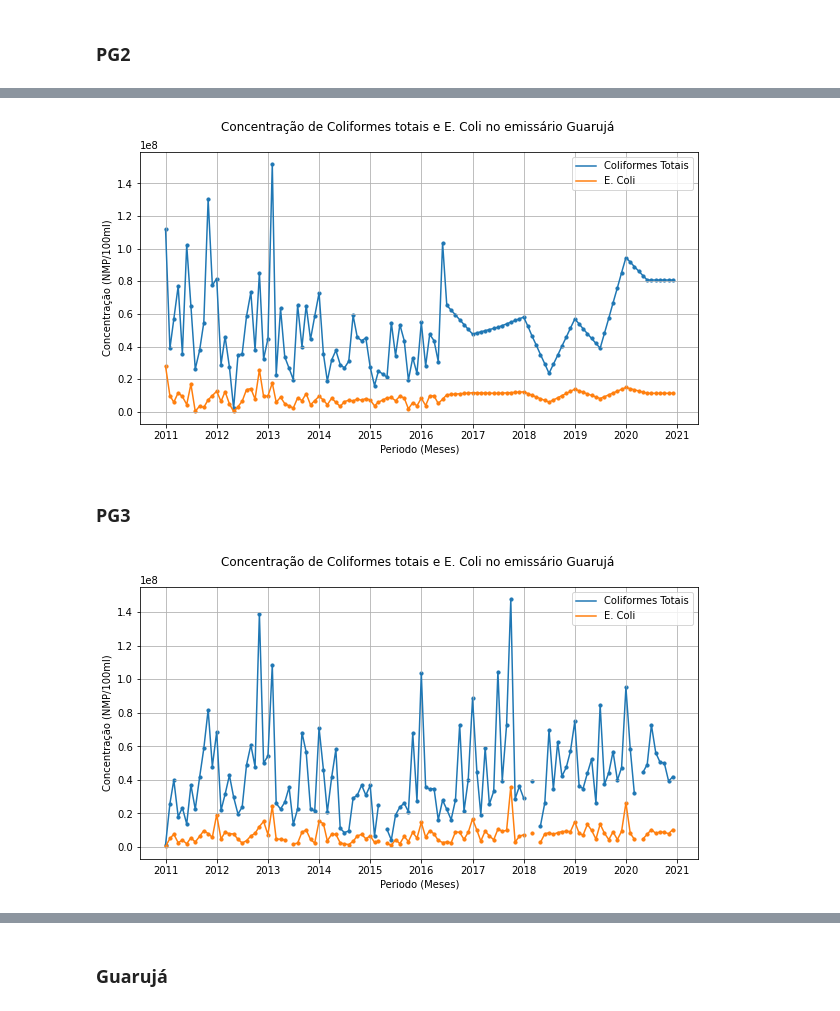
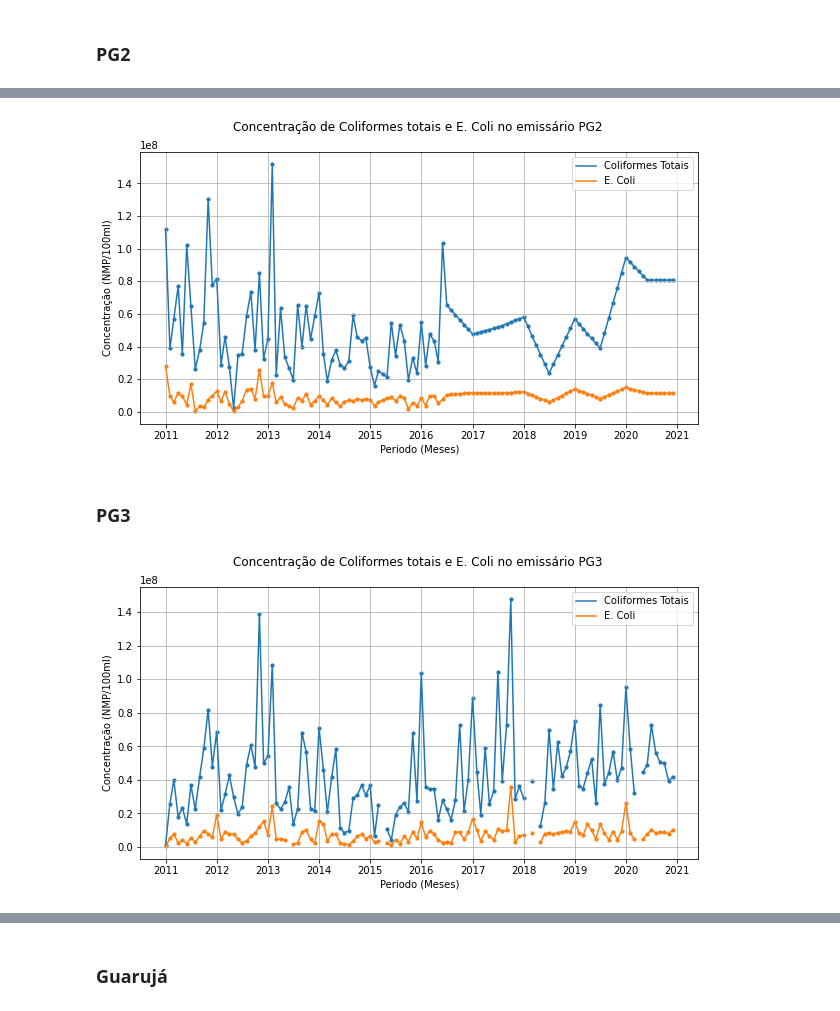
Before and after one commit to CostaNathan/doctorate, a Jupyter notebook: emissarios_dados.ipynb, the cells around one changed output, grey strips where cells are left out. Drawn from its saved outputs; the diff is of its cells as text; code cells hidden in the pictures.

```diff
--- a/emissarios_dados.ipynb
+++ b/emissarios_dados.ipynb
@@ -494,18 +1145,18 @@ plt.grid()
 # %%
 # Plot with data interpolation (linear)
 
 plt.figure(figsize = (10,5))
 plt.plot(ct_ecoli_interpolate.index, ct_ecoli_interpolate.xs('Coliformes_Totais',level = 'Parâmetro', axis = 1)['PG2'], label = 'Coliformes Totais')
 plt.plot(ct_ecoli_interpolate.index, ct_ecoli_interpolate.xs('E_Coli',level = 'Parâmetro', axis = 1)['PG2'], label = 'E. Coli')
 plt.scatter(ct_ecoli_interpolate.index, ct_ecoli_interpolate.xs('Coliformes_Totais',level = 'Parâmetro', axis = 1)['PG2'],s = 10 )
 plt.scatter(ct_ecoli_interpolate.index, ct_ecoli_interpolate.xs('E_Coli',level = 'Parâmetro', axis = 1)['PG2'],s = 10 )
 plt.xlabel('Periodo (Meses)')
 plt.ylabel('Concentração (NMP/100ml)')
-plt.title('Concentração de Coliformes totais e E. Coli no emissário Guarujá \n')
+plt.title('Concentração de Coliformes totais e E. Coli no emissário PG2 \n')
 plt.legend(loc='best')
 plt.grid()
 # %% [output]
-[figure, old version]
+[figure, new version]
 # %% [markdown]
 ### PG3
 # %%
@@ -518,11 +1169,11 @@ plt.scatter(ct_ecoli.index, ct_ecoli.xs('Coliformes_Totais',level = 'Parâmetro'
 plt.scatter(ct_ecoli.index, ct_ecoli.xs('E_Coli',level = 'Parâmetro', axis = 1)['PG3'],s = 10 )
 plt.xlabel('Periodo (Meses)')
 plt.ylabel('Concentração (NMP/100ml)')
-plt.title('Concentração de Coliformes totais e E. Coli no emissário Guarujá \n')
+plt.title('Concentração de Coliformes totais e E. Coli no emissário PG3 \n')
 plt.legend(loc='best')
 plt.grid()
 # %% [output]
-[figure, old version]
+[figure, new version]
 # %%
 # Plot with data interpolation (linear)
 
```
Also changed, not shown: parts of 27 cells of this notebook.
